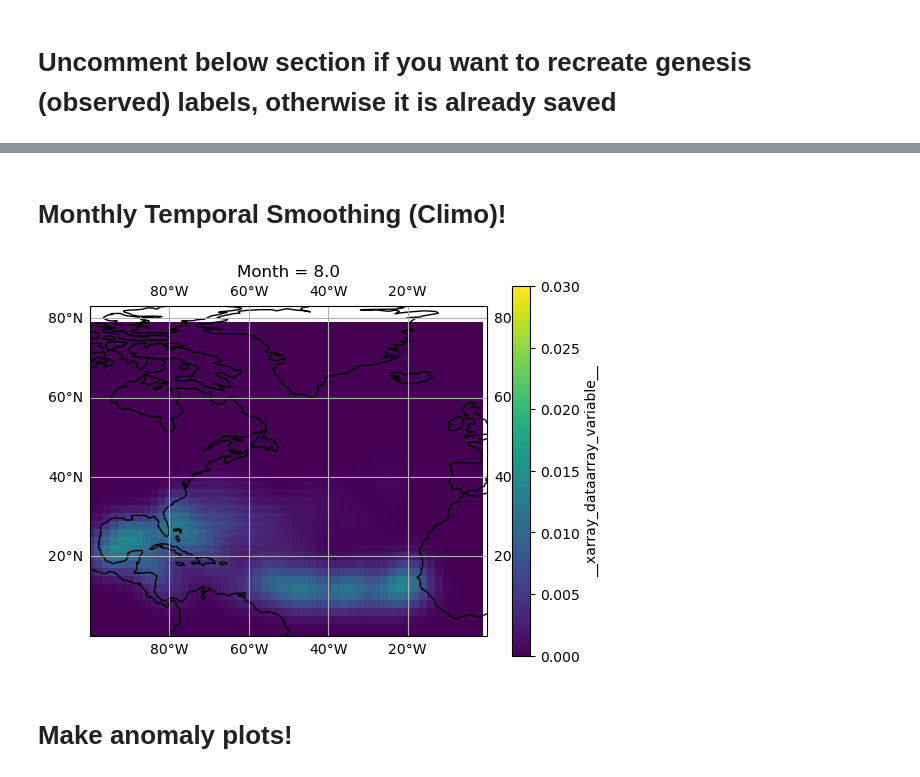
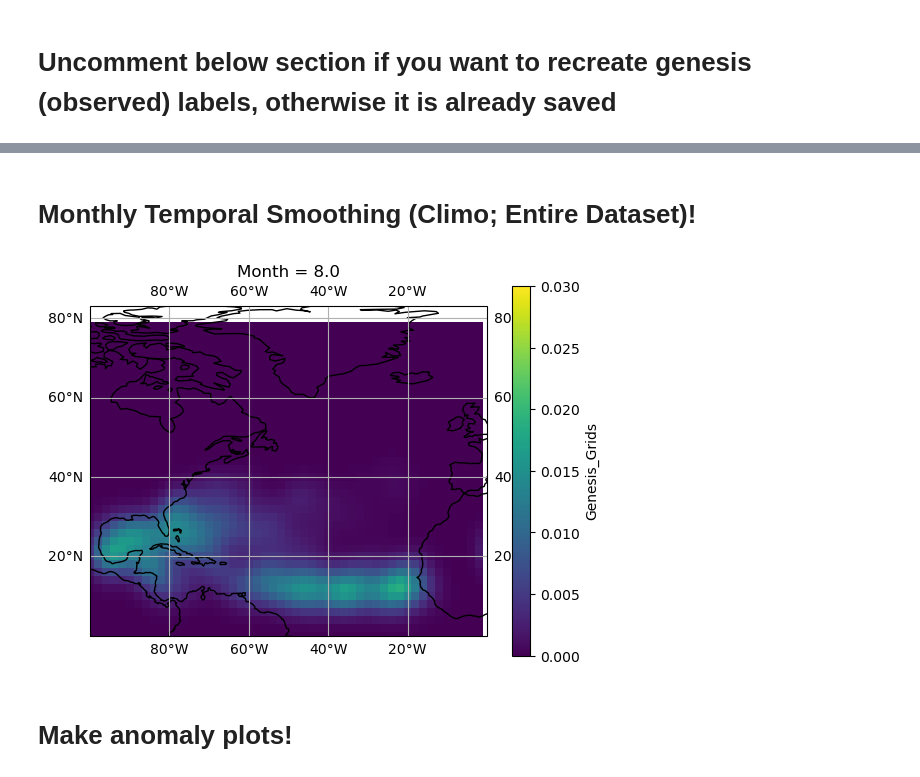
Before and after one commit to a98alvin/TC_Genesis_Index, a Jupyter notebook: Scripts/Filtering_Observations.ipynb, the cells around one changed output, grey strips where cells are left out. Cells and saved outputs as stored; diff of their text form; code cells hidden in the pictures.

```diff
--- a/Scripts/Filtering_Observations.ipynb
+++ b/Scripts/Filtering_Observations.ipynb
@@ -45,0 +39,27 @@ test_labels_predropped = test_labels_predropped_read.stack(z=("Month","Latitude"
+# %%
+testlabelpoints_open = xr.open_dataset("/glade/work/acheung/Initial_RF_Datasets/test_label_points_obs.nc")
+trainlabelpoints_open = xr.open_dataset("/glade/work/acheung/Initial_RF_Datasets/train_label_points_obs.nc")
+testprobs_formatted_open = xr.open_dataset("/glade/work/acheung/Initial_RF_Datasets/probabilities_prediction.nc").rename({'__xarray_dataarray_variable__':'ML Model Probs'})
+
+
+train_labels_zerod = np.where(trainlabelpoints_open['Genesis_Grids'] < 0, 0, trainlabelpoints_open['Genesis_Grids'])
+train_labels_zerod_XR = xr.DataArray(train_labels_zerod,coords=[trainlabelpoints_open.coords['Month'],
+                                        trainlabelpoints_open.coords['Latitude'],
+                                        trainlabelpoints_open.coords['Longitude'],
+                                        trainlabelpoints_open.coords['Year']])
+
+test_labels_zerod = np.where(testlabelpoints_open['Genesis_Grids'] < 0, 0, testlabelpoints_open['Genesis_Grids'])
+test_labels_zerod_XR = xr.DataArray(test_labels_zerod,coords=[testlabelpoints_open.coords['Month'],
+                                        testlabelpoints_open.coords['Latitude'],
+                                        testlabelpoints_open.coords['Longitude'],
+                                        testlabelpoints_open.coords['Year']])
+
+testprobs_formatted_zerod = np.where(np.isnan(testprobs_formatted_open['ML Model Probs']) == True, 0, testprobs_formatted_open['ML Model Probs'])
+testprobs_labels_zerod_XR = xr.DataArray(testprobs_formatted_zerod,coords=[testprobs_formatted_open.coords['Month'],
+                                        testprobs_formatted_open.coords['Latitude'],
+                                        testprobs_formatted_open.coords['Longitude'],
+                                        testprobs_formatted_open.coords['Year']])
+
+train_canes_use = copy.deepcopy(train_labels_zerod_XR).astype(float)
+test_canes_use = copy.deepcopy(test_labels_zerod_XR).astype(float)
+combined_pre = xr.concat([train_canes_use,test_canes_use],dim='Year')
@@ -83,35 +130,32 @@ plt.savefig("Spatial_Temporal_Filtered.png",dpi=600)
 # %% [markdown]
-# Monthly Temporal Smoothing (Climo)!
+# Monthly Temporal Smoothing (Climo; Entire Dataset)!
 # %%
 num_years = len(train_labels_predropped_read["Year"]) # Number of Years
 
 # Sum by month, across all years
-sum_canes = train_labels_predropped_read.groupby("Month").sum("Year", skipna=True).astype(float)
-three_sum_canes = xr.concat([sum_canes,sum_canes,sum_canes],dim="Month").astype(float)
+sum_canes = combined_pre.groupby("Month").sum("Year", skipna=True).astype(float)
+# three_sum_canes = xr.concat([sum_canes,sum_canes,sum_canes],dim="Month").astype(float)
 
-Gauss_SmoothAN = three_sum_canes["__xarray_dataarray_variable__"]/num_years
+Gauss_SmoothAN = sum_canes/num_years
 # Temporal Smoothing
 for i, j in product(range(len(Gauss_SmoothAN[0,:,0])),range(len(Gauss_SmoothAN[0,0,:]))): # Loop over all grid cells
-    Gauss_SmoothAN[:,i,j] = gaussian_filter(Gauss_SmoothAN[:,i,j], sigma=1.5) # temporal filter
-
-sliced_gauss = Gauss_SmoothAN[len(sum_canes["__xarray_dataarray_variable__"][:,0,0]):
-                              len(sum_canes["__xarray_dataarray_variable__"][:,0,0])*2,:,:] # Take only desired section (middle)
+    Gauss_SmoothAN[:,i,j] = gaussian_filter(Gauss_SmoothAN[:,i,j], sigma=1.5,mode='wrap') # temporal filter
 
 # Spatial Smoothing
-for loop in range(sliced_gauss.shape[0]):
-    sliced_gauss[loop,:,:] = gaussian_filter(sliced_gauss[loop,:,:].astype(float),sigma=1.5) # spatial filter
+for loop in range(Gauss_SmoothAN.shape[0]):
+    Gauss_SmoothAN[loop,:,:] = gaussian_filter(Gauss_SmoothAN[loop,:,:].astype(float),sigma=1.5,mode='wrap') # spatial filter
 
 # Plot climo data of specified month
 plt.figure()
 ax = plt.axes(projection=ccrs.PlateCarree())
 ax.set_global()
 ax.coastlines()
 ax.gridlines(draw_labels=True)
 ax.set_extent([-100, 0, 0, 80])
-sliced_gauss.sel(Month=8).plot(vmin=0,vmax=0.03)
+Gauss_SmoothAN.sel(Month=8).plot(vmin=0,vmax=0.03)
 plt.savefig('climo_double_smoothed.png',dpi=600)
 # %% [output]
-[figure, old version]
+[figure, new version]
 # %% [markdown]
 # Make anomaly plots!
 # %%
```
Also changed, not shown: parts of 13 cells of this notebook, 7 other files.
